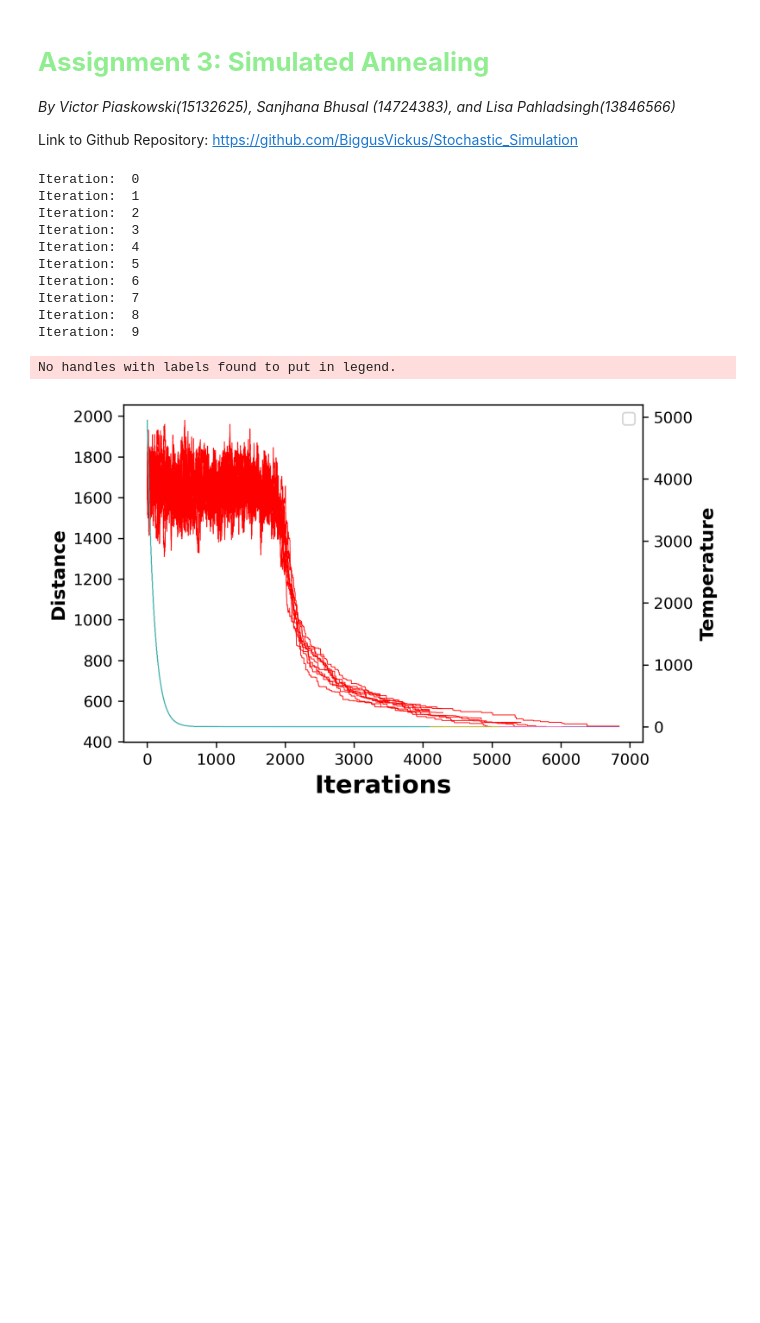
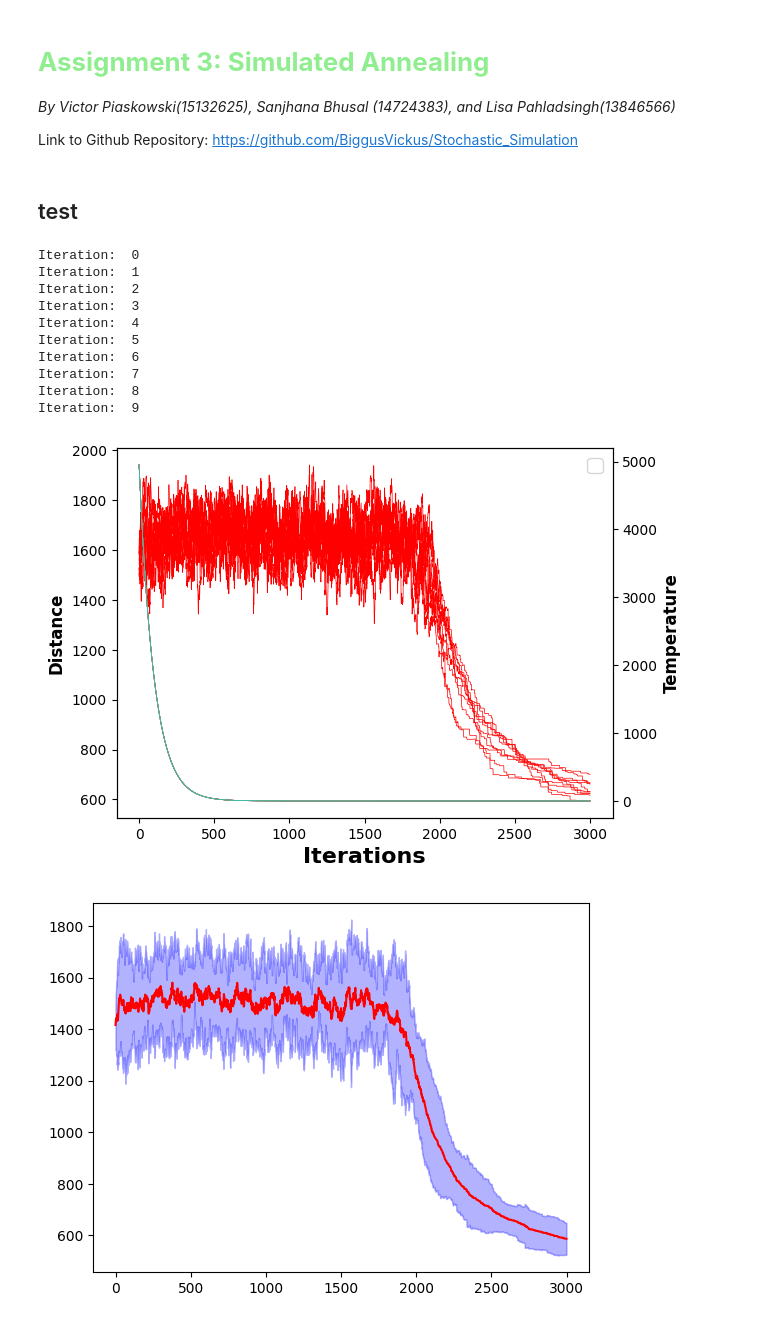
Before and after one commit to BiggusVickus/Stochastic_Simulation, a Jupyter notebook: Assignment 3/LisaPahladsingh_13846566_SanjhanaBhusal_14724383_VictorPiaskowski_15132625_Assignment2.ipynb, the cells around one changed output. Cells and saved outputs as stored; diff of their text form; code cells hidden in the pictures; blank space fills up the shorter version.

```diff
--- a/Assignment 3/LisaPahladsingh_13846566_SanjhanaBhusal_14724383_VictorPiaskowski_15132625_Assignment2.ipynb
+++ b/Assignment 3/LisaPahladsingh_13846566_SanjhanaBhusal_14724383_VictorPiaskowski_15132625_Assignment2.ipynb
@@ -34,6 +35,9 @@ class SimulatedAnnealing():
         self.boltzman_energy_list = []
         self.type_of_temperature_change = "linear" #log, linear, quadratic, constant
         self.minimize_chain_length = False
+        self.perturbations_options = [0,1,2,3]
+        self.max_iter = 5000
+        self.statistical_data = None
 
         self.total_temperature_list = []
         self.total_route_cost_list = []
@@ -61,8 +65,9 @@ class SimulatedAnnealing():
         """Peforms simulated annealing to find a solution"""
         same_solution = 0
         same_cost_diff = 0
+        n_iter = 0
 
-        while same_solution < self.same_solution_max and same_cost_diff < self.same_cost_diff_max:
+        while same_solution < self.same_solution_max and same_cost_diff < self.same_cost_diff_max and n_iter<self.max_iter:
             better_solution = self.potential_better_solution(self.solution)
 
             # Check if neighbor is best so far
@@ -100,6 +105,10 @@ class SimulatedAnnealing():
 
             self.temperature_list.append(self.current_temperature)
             self.route_cost_list.append(self.get_cost(self.solution))
+
+            n_iter += 1
+
+
         self.total_temperature_list.append(self.temperature_list)
         self.total_route_cost_list.append(self.route_cost_list)
         return self.best_route_so_far, self.get_cost(self.best_route_so_far)
@@ -121,7 +130,7 @@ class SimulatedAnnealing():
     def potential_better_solution(self, state):
         """Returns neighbor of  your solution."""
         neighbor = copy.deepcopy(state)
-        func = random.choice([0,1,2,3])
+        func = random.choice(self.perturbations_options)
         if (self.minimize_chain_length == True):
             neighbor1 = self.inverse(neighbor)
             neighbor2 = self.insert(neighbor)
@@ -216,7 +225,7 @@ class SimulatedAnnealing():
     def iteration_distance(self):
         """Plots the distance of the best route found in each iteration"""
 
-        fig, ax1 = plt.subplots(dpi=300)
+        fig, ax1 = plt.subplots()
         color = 'black'
         ax1.set_xlabel('Iterations', fontsize=16, fontweight='bold')
         ax1.set_ylabel('Distance', color=color, fontsize=12, fontweight='bold')
@@ -243,8 +252,26 @@ class SimulatedAnnealing():
         lines2, labels2 = ax2.get_legend_handles_labels()
         ax2.legend(lines + lines2, labels + labels2, loc='upper right', prop={"size": 14})
 
-        plt.legend()
+        # plt.legend() # optional
         plt.show()
+
+    def iteration_confidence(self):
+        plot_df = pd.DataFrame(self.total_route_cost_list).T
+        plot_df = (1/plot_df)
+
+        plot_df['var'] = plot_df.std(axis=1, skipna=True)
+        plot_df['mean'] = plot_df.mean(axis=1, skipna=True)
+
+        plt.plot(plot_df.index, plot_df['mean'], color='r')
+        plt.fill_between(plot_df.index, plot_df['mean'] - 2 * plot_df['var'], plot_df['mean'] + 2 * plot_df['var'],
+                         color='b',
+                         alpha=0.3)
+        plt.show()
+
+        # save for later usage
+        self.statistical_data = plot_df
+
+        return
 
     def temperatureChangeLog(self):
         return self.alpha/(1/(math.log(1+self.current_temperature)))
@@ -257,28 +284,34 @@ class SimulatedAnnealing():
 
     def temperatureChangeConstant(self):
         return self.current_temperature - self.alpha
+# %% [markdown]
+## test
 # %%
 initial = SimulatedAnnealing('eil51.tsp')
 initial.same_solution_max = 100
 initial.same_cost_diff_max = 500
 initial.minimize_chain_length = False
 initial.type_of_temperature_change = "linear" # Log, linear, quadratic, constant
+initial.max_iter = 3000
 initial.iterations = 10
+
+# run with current settings
 initial.initialize()
 initial.iteration_distance()
+initial.iteration_confidence()
 # %% [output]
 Iteration:  0
 Iteration:  1
 Iteration:  2
 Iteration:  3
 Iteration:  4
 Iteration:  5
 Iteration:  6
 Iteration:  7
 Iteration:  8
 Iteration:  9
-No handles with labels found to put in legend.
-[figure, old version]
+[figure, new version]
+[figure, added]
 # %%
 initial = SimulatedAnnealing('eil51.tsp')
 initial.same_solution_max = 100
```
Also changed, not shown: parts of 17 cells of this notebook.
